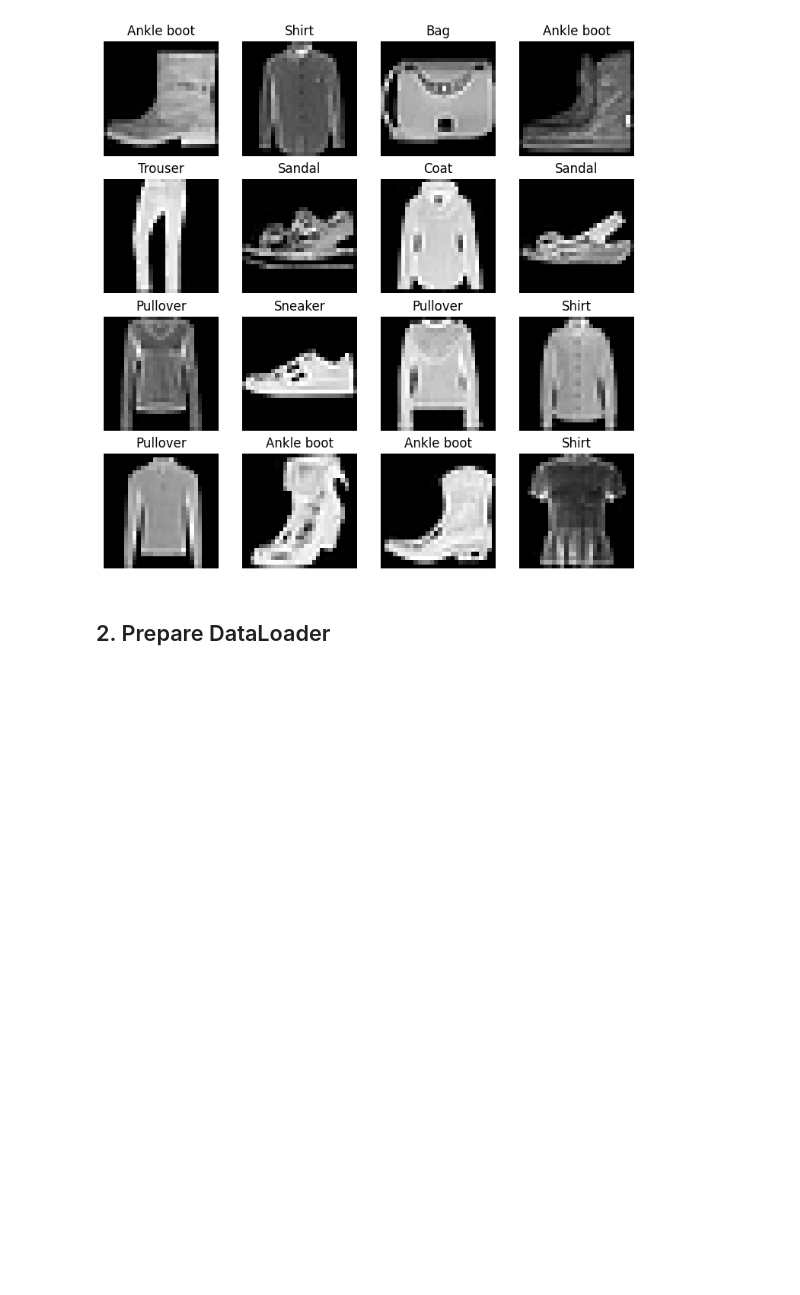
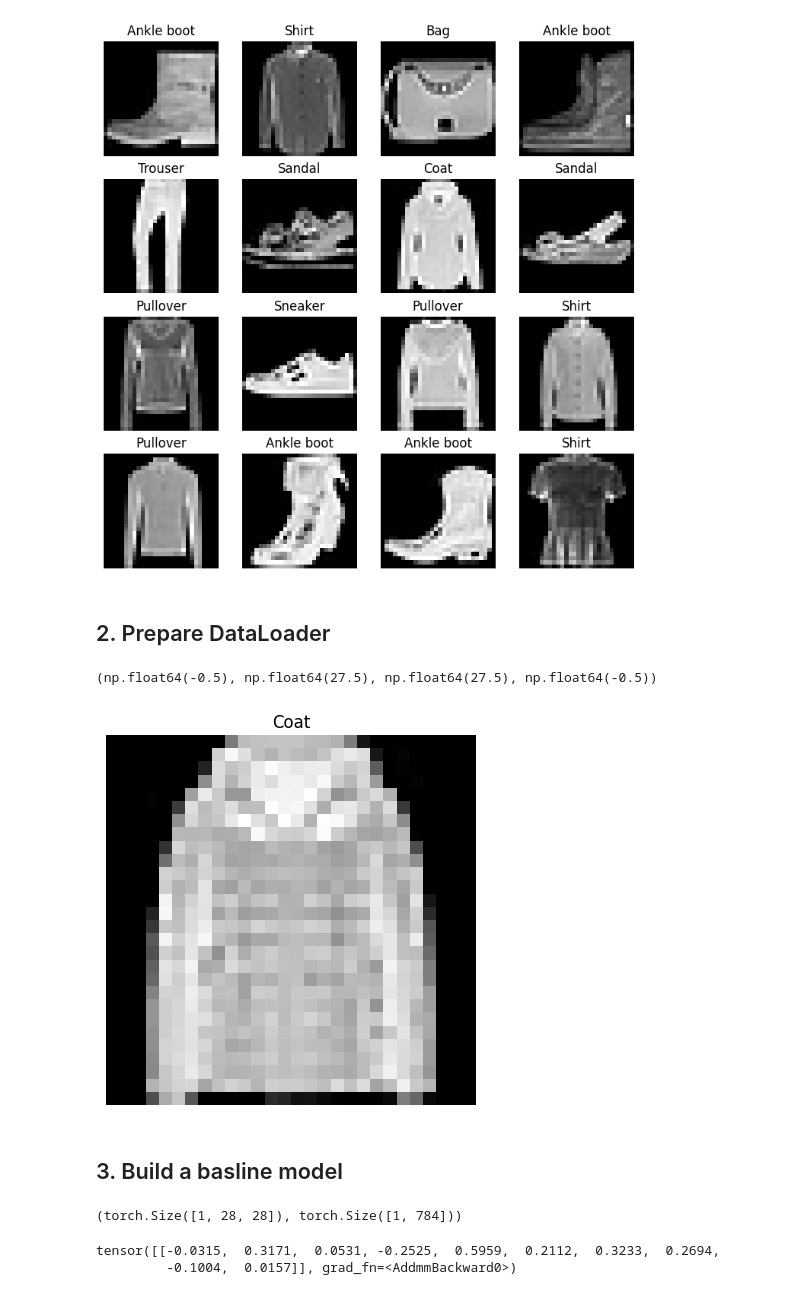
Before and after one commit to prroud/AI_learning_journey, a Jupyter notebook: Pytorch Practice/03_pytorch_computer_vision.ipynb, the cells around one changed output. Saved outputs shown, nothing was run; the diff lists cells and outputs as text; code cells hidden in the pictures; blank space fills up the shorter version.

Commit message:
creating dataloaders

```diff
--- a/Pytorch Practice/03_pytorch_computer_vision.ipynb
+++ b/Pytorch Practice/03_pytorch_computer_vision.ipynb
@@ -120,3 +120,36 @@ for i in range(1, rows*cols + 1):
 [figure]
 # %% [markdown]
 ## 2. Prepare DataLoader
+# %%
+from torch.utils.data import DataLoader
+
+BATCH_SIZE = 32
+
+train_dataloader = DataLoader(dataset=train_data, batch_size=BATCH_SIZE, shuffle=True)
+test_data = DataLoader(dataset=test_data, batch_size=BATCH_SIZE, shuffle=False)
+# %%
+train_features_batch, train_labels_batch = next(iter(train_dataloader))
+# %%
+# torch.manual_seed(42)
+random_idx = torch.randint(0, len(train_features_batch), size=[1]).item()
+img, label = train_features_batch[random_idx], train_labels_batch[random_idx]
+plt.imshow(img.squeeze(), cmap="gray")
+plt.title(class_names[label])
+plt.axis(False)
+# %% [output]
+(np.float64(-0.5), np.float64(27.5), np.float64(27.5), np.float64(-0.5))
+[figure, added]
+# %% [markdown]
+## 3. Build a basline model
+# %%
+# Create a flatten layer
+flatten_model = nn.Flatten()
+
+# Geta single sample
+x = train_features_batch[0]
+
+output = flatten_model(x) # perform forward pass
+
+x.shape, output.shape
+# %% [output]
+(torch.Size([1, 28, 28]), torch.Size([1, 784]))
@@ -122,0 +170,10 @@ for i in range(1, rows*cols + 1):
+# %%
+torch.manual_seed(42)
+
+model_0 = FashionMNISTModelV0(input_shape=784, hidden_units=10, output_shape=len(class_names)).to("cpu")      # 28 * 28 = 784
+
+dummy_x = torch.rand([1, 1, 28, 28])
+model_0(dummy_x)
+# %% [output]
+tensor([[-0.0315,  0.3171,  0.0531, -0.2525,  0.5959,  0.2112,  0.3233,  0.2694,
+         -0.1004,  0.0157]], grad_fn=<AddmmBackward0>)
```
Also changed, not shown: parts of 4 cells of this notebook.
